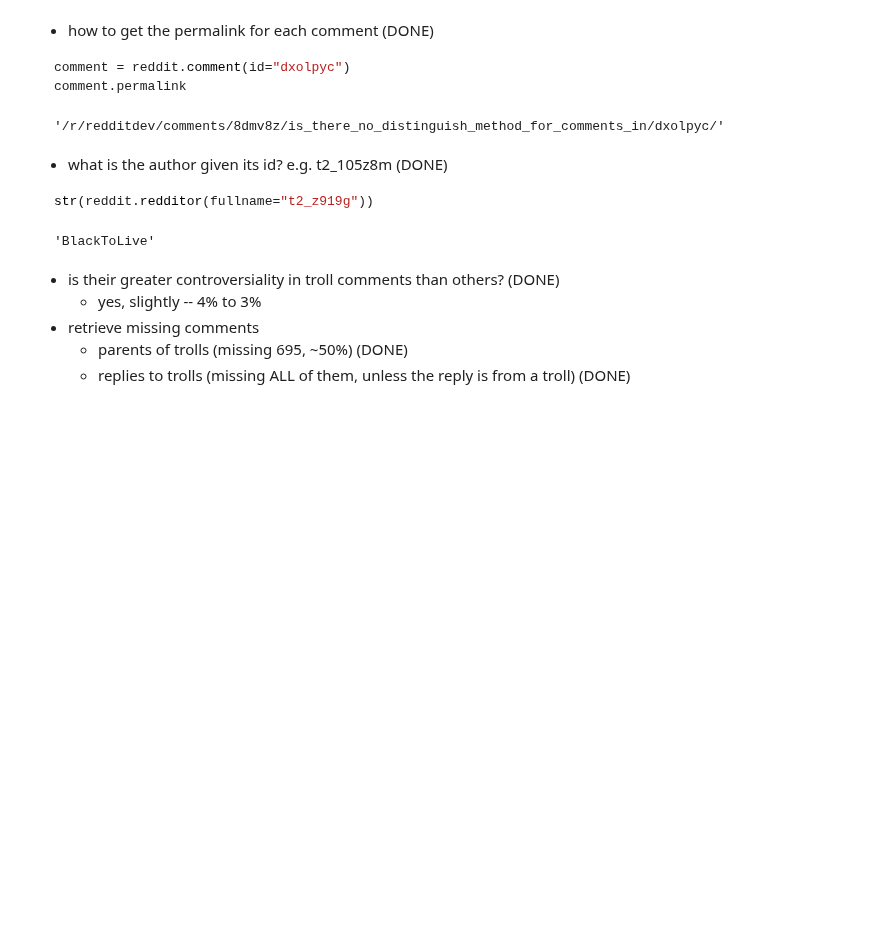
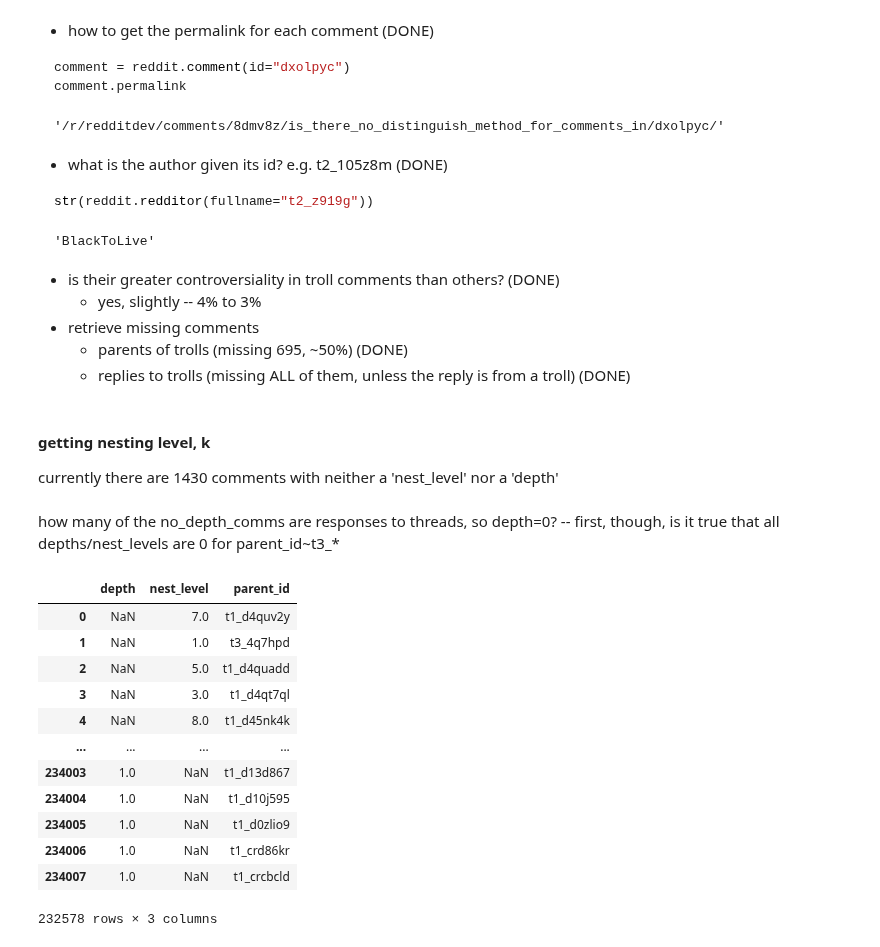
Before and after one commit to cfdv/troll_classifier, a Jupyter notebook: unique_authors_in_comments.ipynb, the cells around one changed output. Saved outputs shown, nothing was run; the diff lists cells and outputs as text; code cells hidden in the pictures; blank space fills up the shorter version.

```diff
--- a/unique_authors_in_comments.ipynb
+++ b/unique_authors_in_comments.ipynb
@@ -770,3 +709,9 @@ str(reddit.redditor(fullname="t2_z919g"))
 * retrieve missing comments
   - parents of trolls (missing 695, ~50%) (DONE)
   - replies to trolls (missing ALL of them, unless the reply is from a troll) (DONE)
+# %% [markdown]
+#### getting nesting level, k
+currently there are 1430 comments with neither a 'nest_level' nor a 'depth'
+# %% [markdown]
+how many of the no_depth_comms are responses to threads, so depth=0?
+ -- first, though, is it true that all depths/nest_levels are 0 for parent_id~t3_*
@@ -772,0 +721,18 @@ str(reddit.redditor(fullname="t2_z919g"))
+# %%
+# logical not the index to get the comments with one or the other
+has_depth_trimdf = comms[~no_depth_index][['depth', 'nest_level', 'parent_id']]
+has_depth_trimdf
+# %% [output]
+|  | depth | nest_level | parent_id |
+| 0 | NaN | 7.0 | t1_d4quv2y |
+| 1 | NaN | 1.0 | t3_4q7hpd |
+| 2 | NaN | 5.0 | t1_d4quadd |
+| 3 | NaN | 3.0 | t1_d4qt7ql |
+| 4 | NaN | 8.0 | t1_d45nk4k |
+| ... | ... | ... | ... |
+| 234003 | 1.0 | NaN | t1_d13d867 |
+| 234004 | 1.0 | NaN | t1_d10j595 |
+| 234005 | 1.0 | NaN | t1_d0zlio9 |
+| 234006 | 1.0 | NaN | t1_crd86kr |
+| 234007 | 1.0 | NaN | t1_crcbcld |
+232578 rows × 3 columns
```
Also changed, not shown: parts of 23 cells of this notebook.
